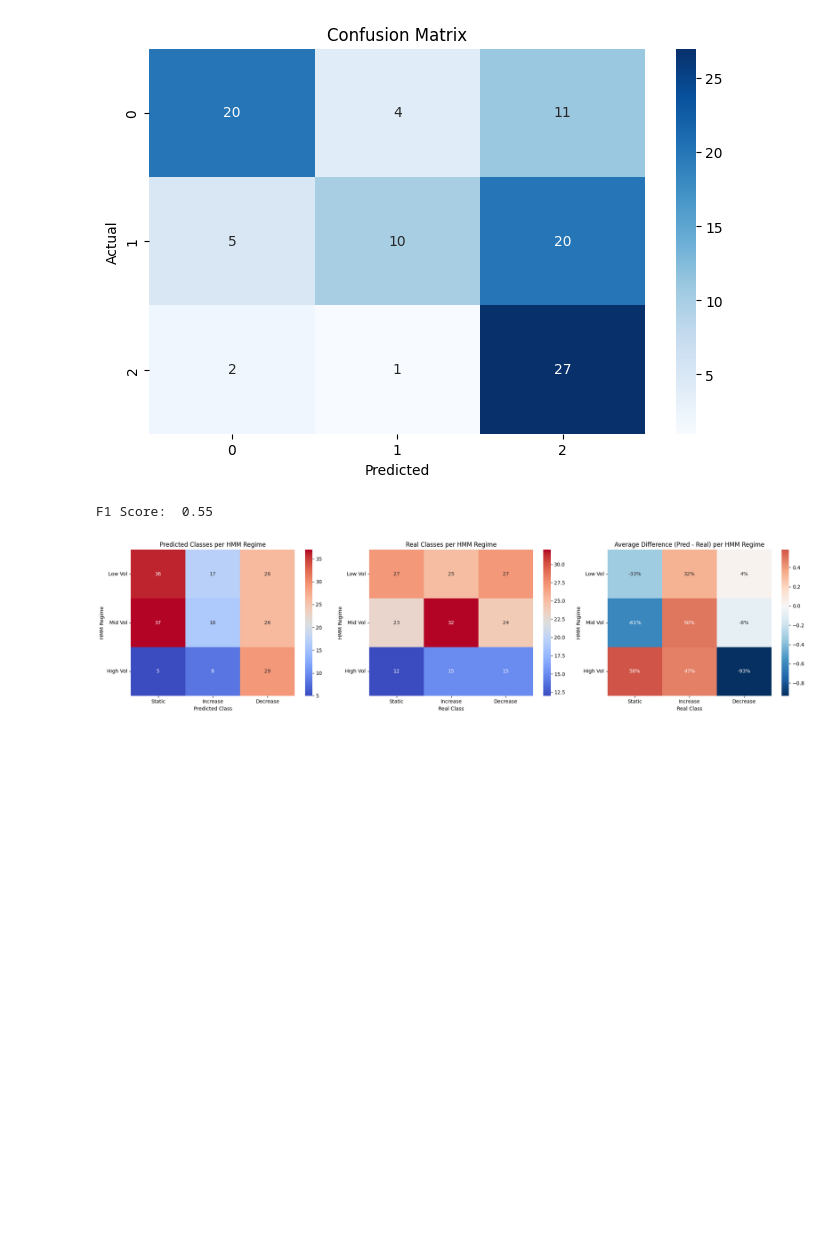
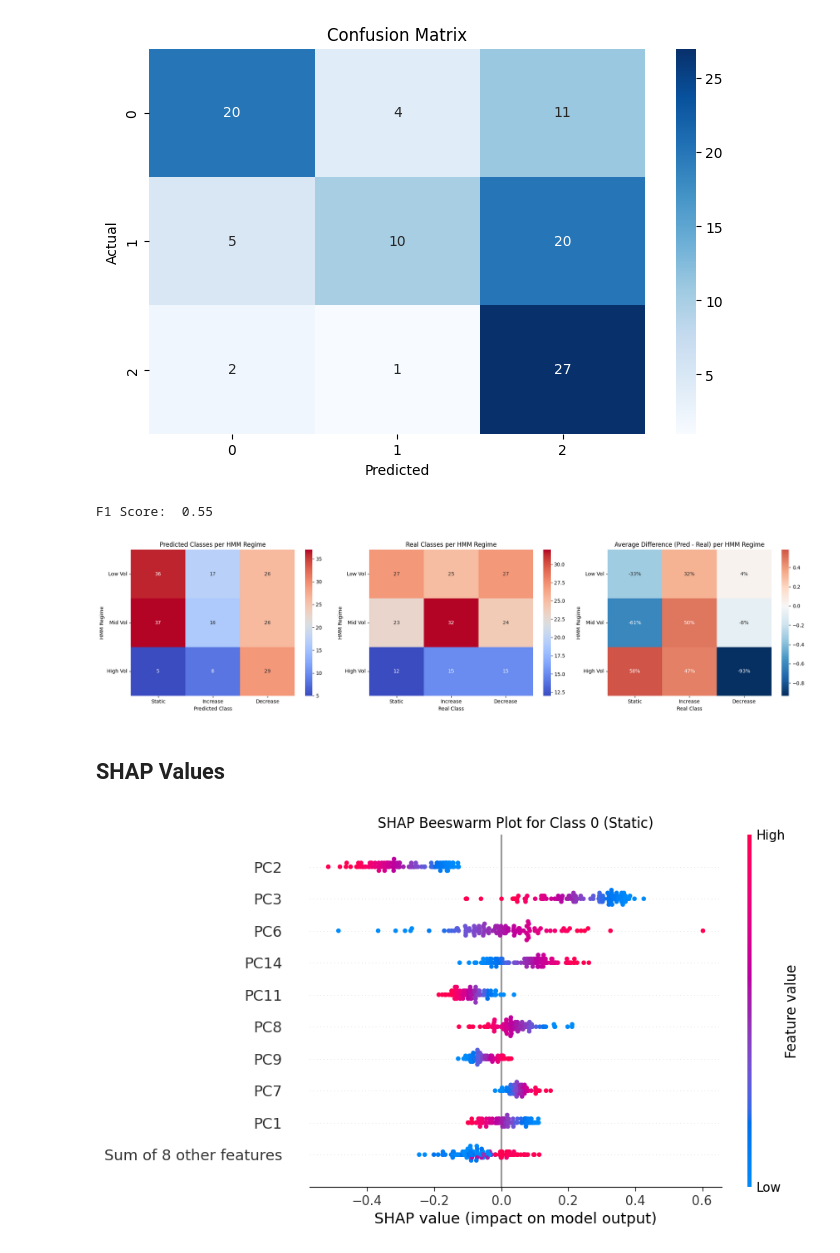
Before and after one commit to AFAcoding/Hierarchical-Regime-Aware-Stacked-Ensemble-for-Intra-day-VIX-Dynamics, a Jupyter notebook: Logistic_Classification.ipynb, the cells around one changed output. Drawn from its saved outputs; the diff is of its cells as text; code cells hidden in the pictures; blank space fills up the shorter version.

```diff
--- a/Logistic_Classification.ipynb
+++ b/Logistic_Classification.ipynb
@@ -471,7 +472,7 @@ def backtesting_prod(test_size,model,data):
       "proba_class_2": probs[:, 2],
   }, index=y_test.index)
 
-  return pred_real
+  return pred_real, X_train_final, X_test_final
 # %%
 model_lr = LogisticRegression(C=75, max_iter=6000)
 # %%
@@ -482,7 +483,7 @@ backtesting_dict = {}
 
 for ts in test_sizes:
 
-    backtesting_res = backtesting_prod(
+    backtesting_res, *_ = backtesting_prod(
         test_size=ts,
         model=model_lr,
         data=data
@@ -644,3 +645,16 @@ plt.tight_layout()
 plt.show()
 # %% [output]
 [figure]
+# %% [markdown]
+## SHAP Values
+# %%
+pred_real, X_train, X_test = backtesting_prod(test_size=100,model=model_lr,data=data) # now extracting samples is required by the shap function
+# %%
+explainer = shap.Explainer(model_lr, X_train)
+shap_values = explainer(X_test)
+# %%
+shap.plots.beeswarm(shap_values[:, :, 0], show=False)
+plt.title("SHAP Beeswarm Plot for Class 0 (Static)")
+plt.show()
+# %% [output]
+[figure, added]
```
Also changed, not shown: parts of 6 cells of this notebook.
